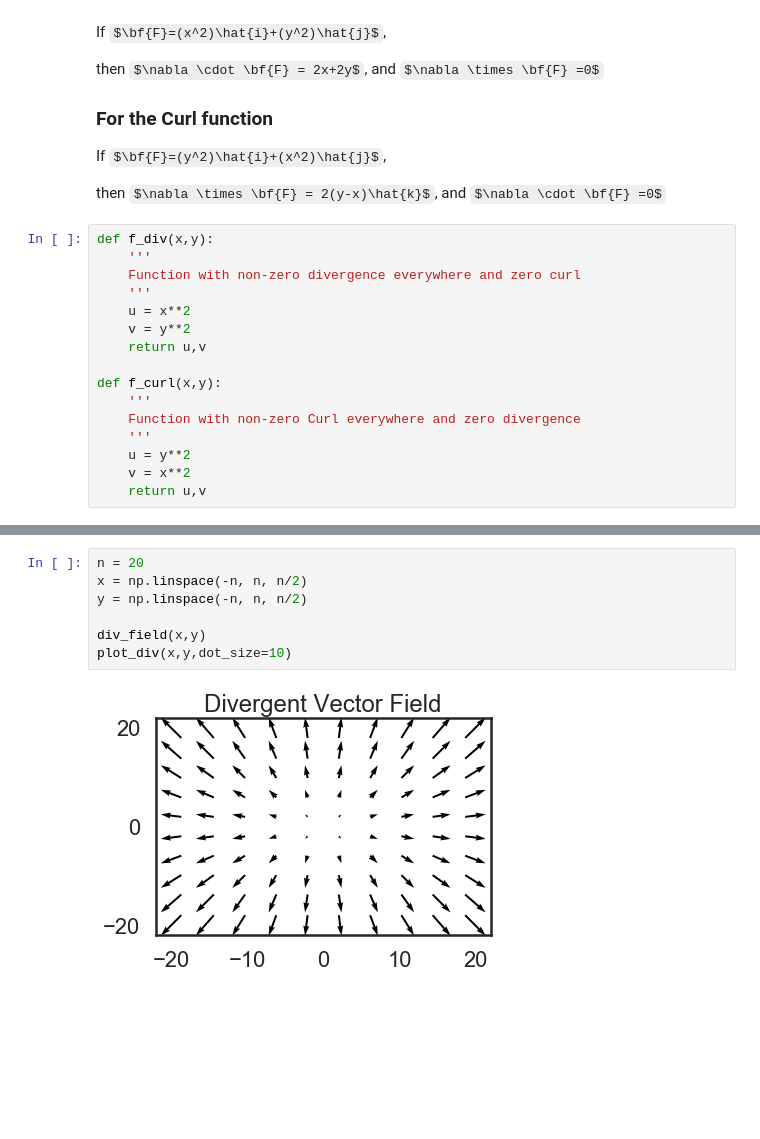
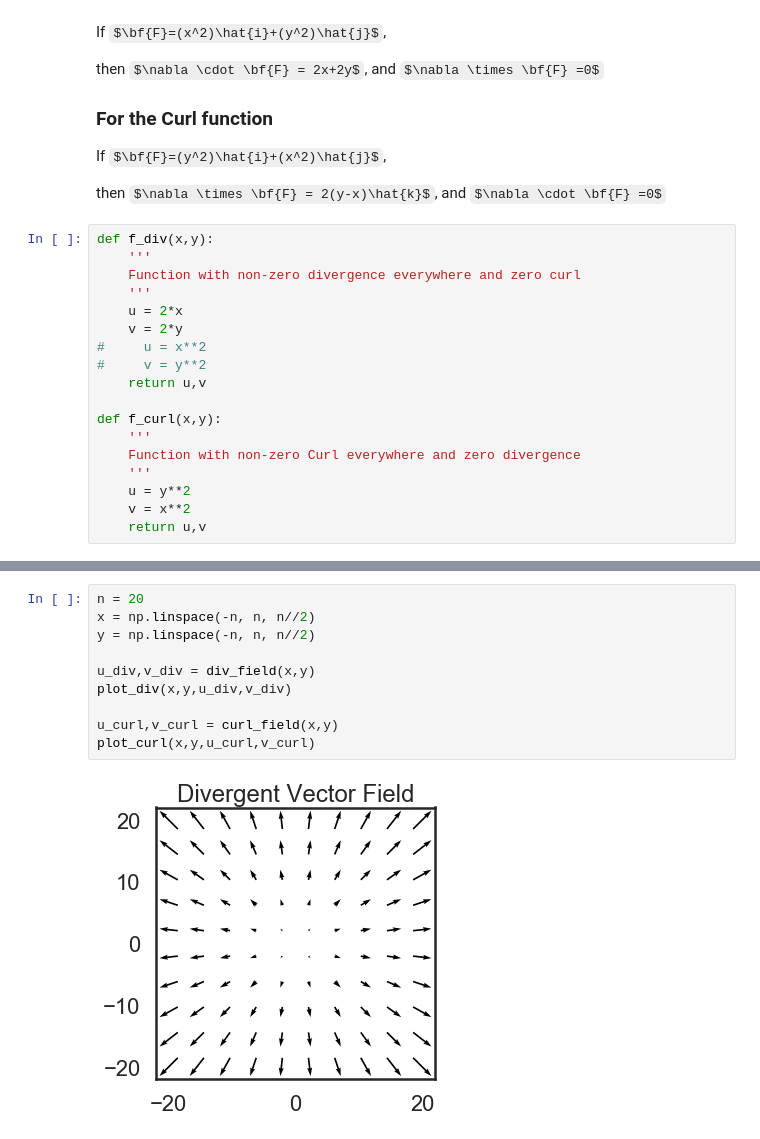
Before and after one commit to hshams28/Astr499-Research, a Jupyter notebook: Divergence and Curl .ipynb, the cells around one changed output, grey strips where cells are left out. Saved outputs shown, nothing was run; the diff lists cells and outputs as text; some formulas as TeX source; blank space fills up the shorter version.

Commit message:
Fixed method of plot

```diff
--- a/Divergence and Curl .ipynb
+++ b/Divergence and Curl .ipynb
@@ -64,8 +64,10 @@ def f_div(x,y):
     '''
     Function with non-zero divergence everywhere and zero curl
     '''
-    u = x**2
-    v = y**2
+    u = 2*x
+    v = 2*y
+#     u = x**2
+#     v = y**2
     return u,v
 
 def f_curl(x,y):
@@ -149,9 +158,12 @@ def plot_curl(x, y, dot_size):
 # %%
 n = 20
-x = np.linspace(-n, n, n/2)
-y = np.linspace(-n, n, n/2)
+x = np.linspace(-n, n, n//2)
+y = np.linspace(-n, n, n//2)
 
-div_field(x,y)
-plot_div(x,y,dot_size=10)
+u_div,v_div = div_field(x,y)
+plot_div(x,y,u_div,v_div)
+
+u_curl,v_curl = curl_field(x,y)
+plot_curl(x,y,u_curl,v_curl)
 # %% [output]
-[figure, old version]
+[figure, new version]
```
Also changed, not shown: parts of 2 cells of this notebook.
